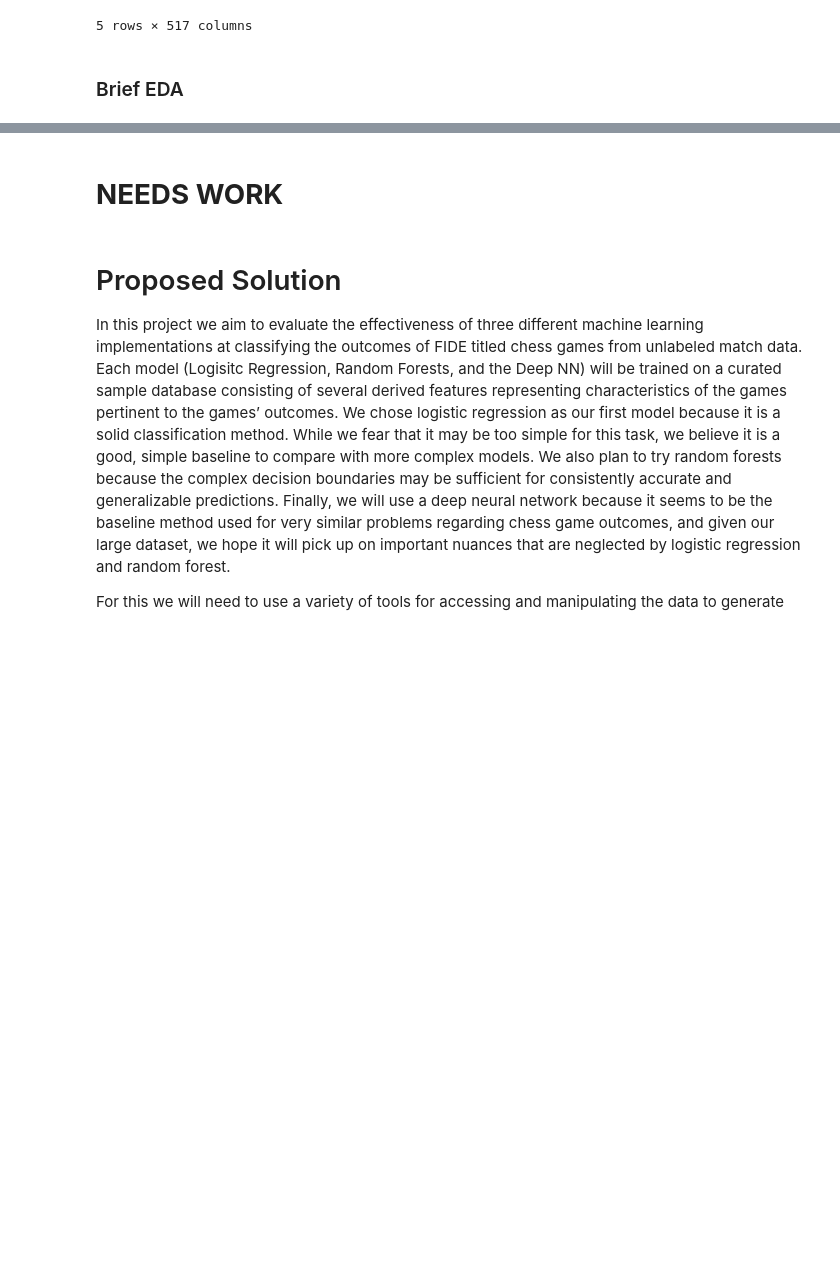
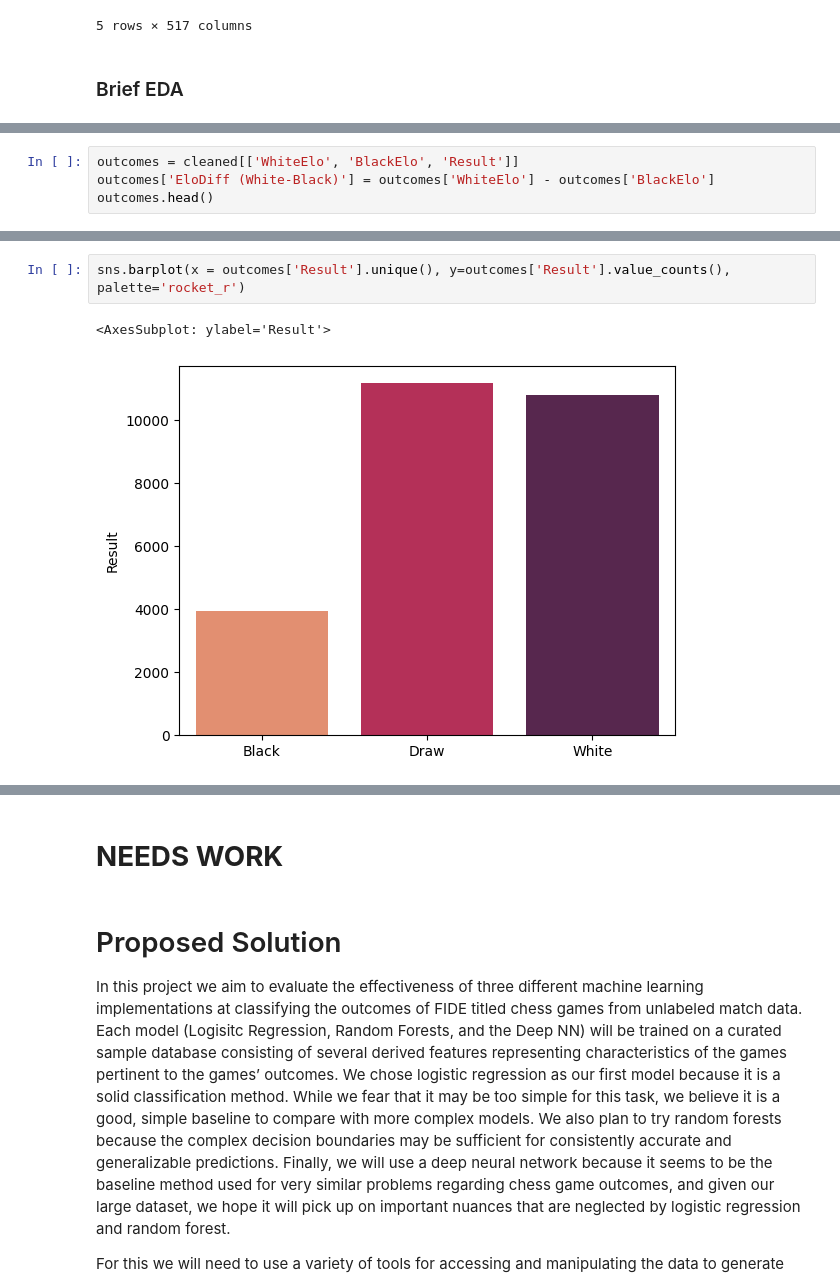
Before and after one commit to COGS118A/Group017-Wi23, a Jupyter notebook: FinalProjectGroup017-Wi23.ipynb, the cells around one changed output, grey strips where cells are left out. Cells and saved outputs as stored; diff of their text form; blank space fills up the shorter version.

```diff
--- a/FinalProjectGroup017-Wi23.ipynb
+++ b/FinalProjectGroup017-Wi23.ipynb
@@ -152,0 +157,4 @@ Number of features (after one-hot encoding): 517
+# %%
+outcomes = cleaned[['WhiteElo', 'BlackElo', 'Result']]
+outcomes['EloDiff (White-Black)'] = outcomes['WhiteElo'] - outcomes['BlackElo']
+outcomes.head()
@@ -152,0 +168,5 @@ Number of features (after one-hot encoding): 517
+# %%
+sns.barplot(x = outcomes['Result'].unique(), y=outcomes['Result'].value_counts(), palette='rocket_r')
+# %% [output]
+<AxesSubplot: ylabel='Result'>
+[figure, added]
```
Also changed, not shown: parts of 7 cells of this notebook.
